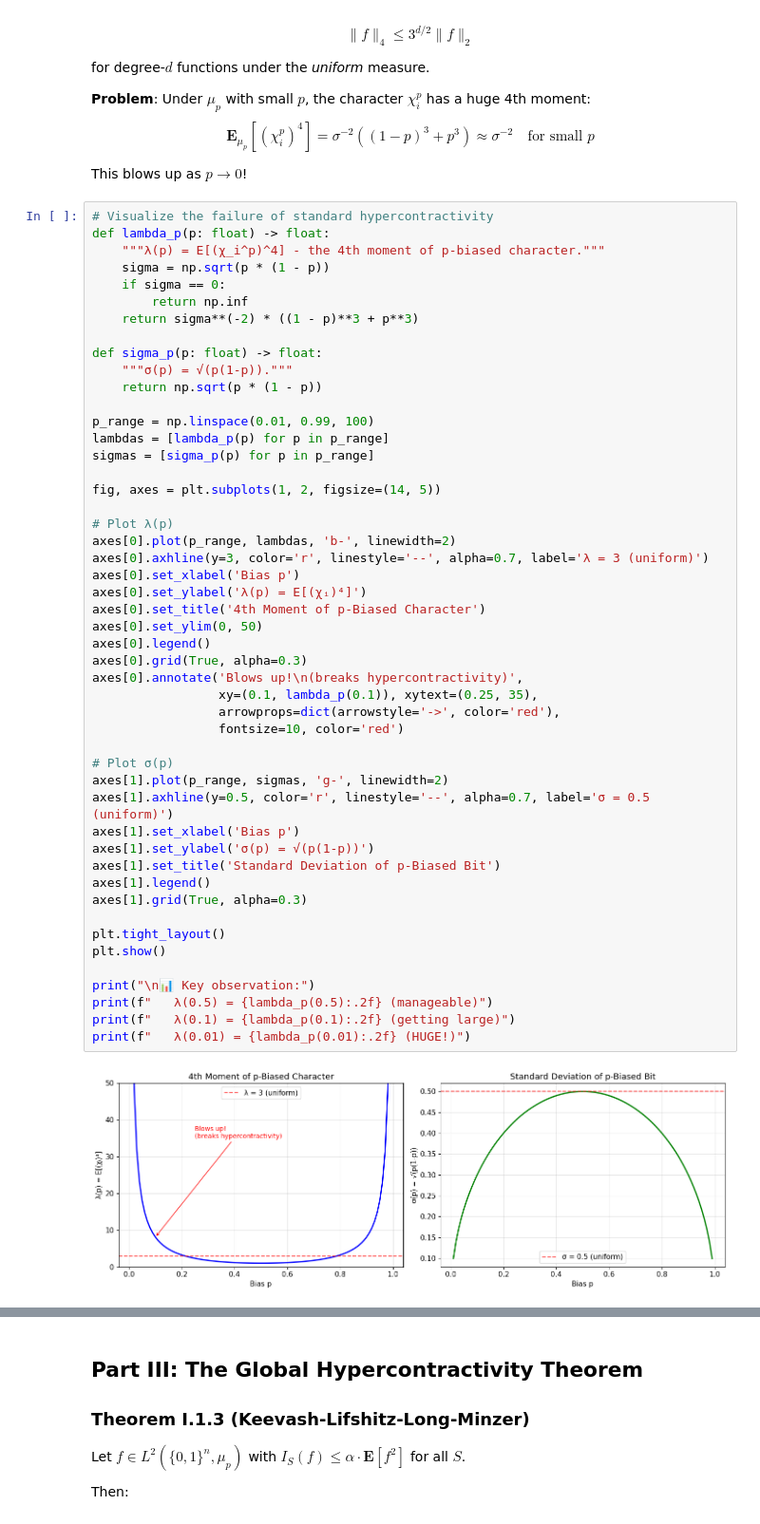
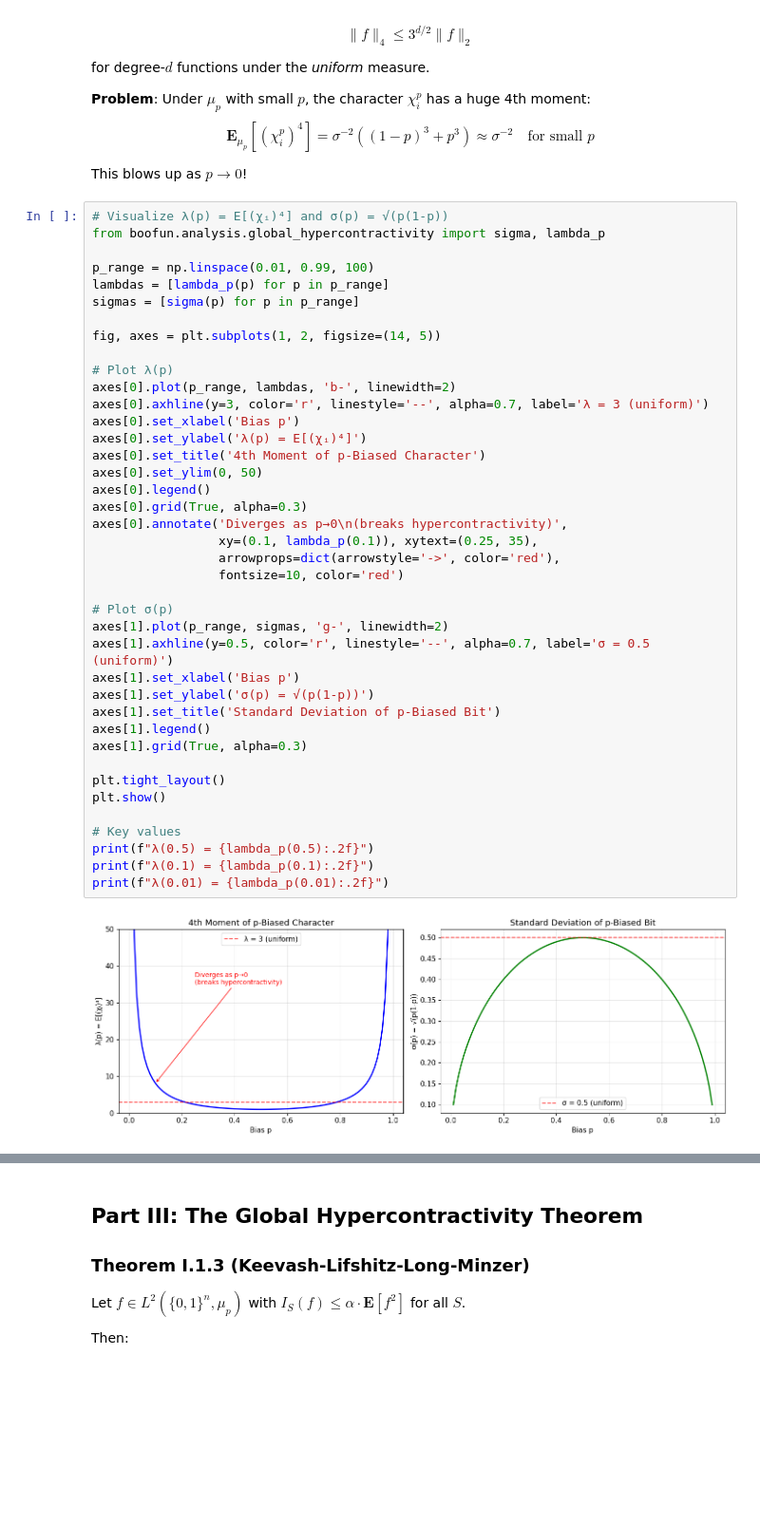
Before and after one commit to GabbyTab/boofun, a Jupyter notebook: notebooks/global_hypercontractivity.ipynb, the cells around one changed output, grey strips where cells are left out. Shown at 95% size. Drawn from its saved outputs; the diff is of its cells as text; blank space fills up the shorter version.

```diff
--- a/notebooks/global_hypercontractivity.ipynb
+++ b/notebooks/global_hypercontractivity.ipynb
@@ -115,53 +103,44 @@ $$\mathbf{E}_{\mu_p}[(\chi_i^p)^4] = \sigma^{-2}((1-p)^3 + p^3) \approx \sigma^{
 
 This blows up as $p \to 0$!
 # %%
-# Visualize the failure of standard hypercontractivity
-def lambda_p(p: float) -> float:
-    """λ(p) = E[(χ_i^p)^4] - the 4th moment of p-biased character."""
-    sigma = np.sqrt(p * (1 - p))
-    if sigma == 0:
-        return np.inf
-    return sigma**(-2) * ((1 - p)**3 + p**3)
-
-def sigma_p(p: float) -> float:
-    """σ(p) = √(p(1-p))."""
-    return np.sqrt(p * (1 - p))
+# Visualize λ(p) = E[(χᵢ)⁴] and σ(p) = √(p(1-p))
+from boofun.analysis.global_hypercontractivity import sigma, lambda_p
 
 p_range = np.linspace(0.01, 0.99, 100)
 lambdas = [lambda_p(p) for p in p_range]
-sigmas = [sigma_p(p) for p in p_range]
+sigmas = [sigma(p) for p in p_range]
 
 fig, axes = plt.subplots(1, 2, figsize=(14, 5))
 
 # Plot λ(p)
 axes[0].plot(p_range, lambdas, 'b-', linewidth=2)
 axes[0].axhline(y=3, color='r', linestyle='--', alpha=0.7, label='λ = 3 (uniform)')
 axes[0].set_xlabel('Bias p')
 axes[0].set_ylabel('λ(p) = E[(χᵢ)⁴]')
 axes[0].set_title('4th Moment of p-Biased Character')
 axes[0].set_ylim(0, 50)
 axes[0].legend()
 axes[0].grid(True, alpha=0.3)
-axes[0].annotate('Blows up!\n(breaks hypercontractivity)',
+axes[0].annotate('Diverges as p→0\n(breaks hypercontractivity)',
                  xy=(0.1, lambda_p(0.1)), xytext=(0.25, 35),
                  arrowprops=dict(arrowstyle='->', color='red'),
                  fontsize=10, color='red')
 
 # Plot σ(p)
 axes[1].plot(p_range, sigmas, 'g-', linewidth=2)
 axes[1].axhline(y=0.5, color='r', linestyle='--', alpha=0.7, label='σ = 0.5 (uniform)')
 axes[1].set_xlabel('Bias p')
 axes[1].set_ylabel('σ(p) = √(p(1-p))')
 axes[1].set_title('Standard Deviation of p-Biased Bit')
 axes[1].legend()
 axes[1].grid(True, alpha=0.3)
 
 plt.tight_layout()
 plt.show()
 
-print("\n📊 Key observation:")
-print(f"   λ(0.5) = {lambda_p(0.5):.2f} (manageable)")
-print(f"   λ(0.1) = {lambda_p(0.1):.2f} (getting large)")
-print(f"   λ(0.01) = {lambda_p(0.01):.2f} (HUGE!)")
+# Key values
+print(f"λ(0.5) = {lambda_p(0.5):.2f}")
+print(f"λ(0.1) = {lambda_p(0.1):.2f}")
+print(f"λ(0.01) = {lambda_p(0.01):.2f}")
 # %% [output]
-[figure, old version]
+[figure, new version]
```
Also changed, not shown: parts of 21 cells of this notebook.
